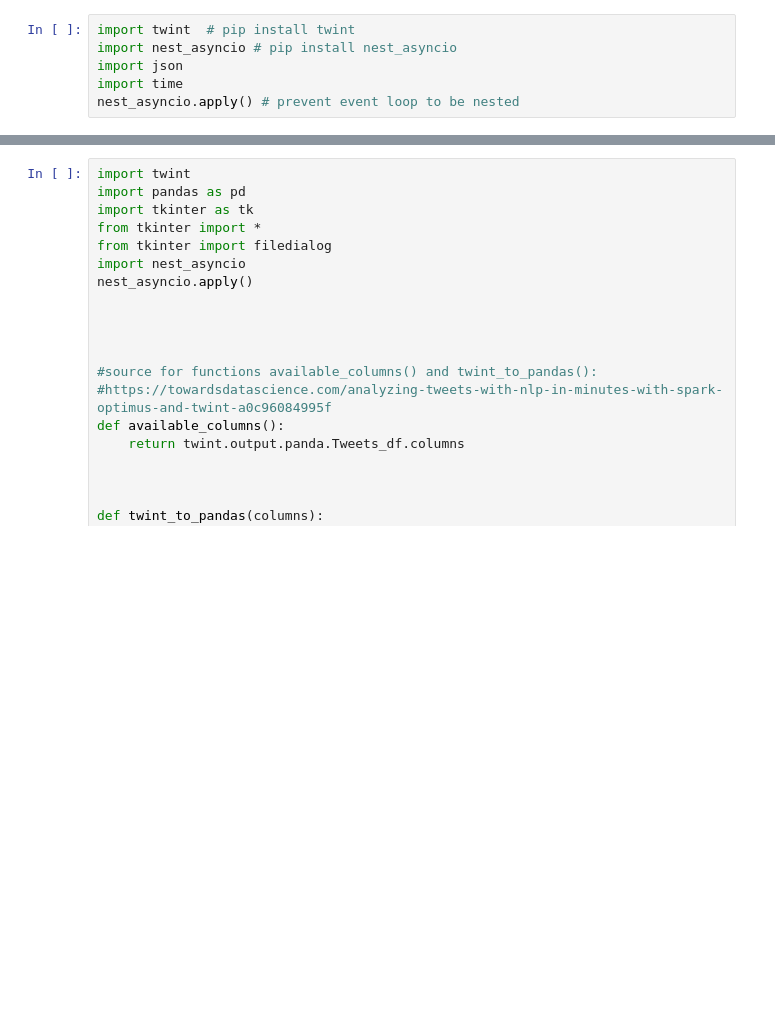
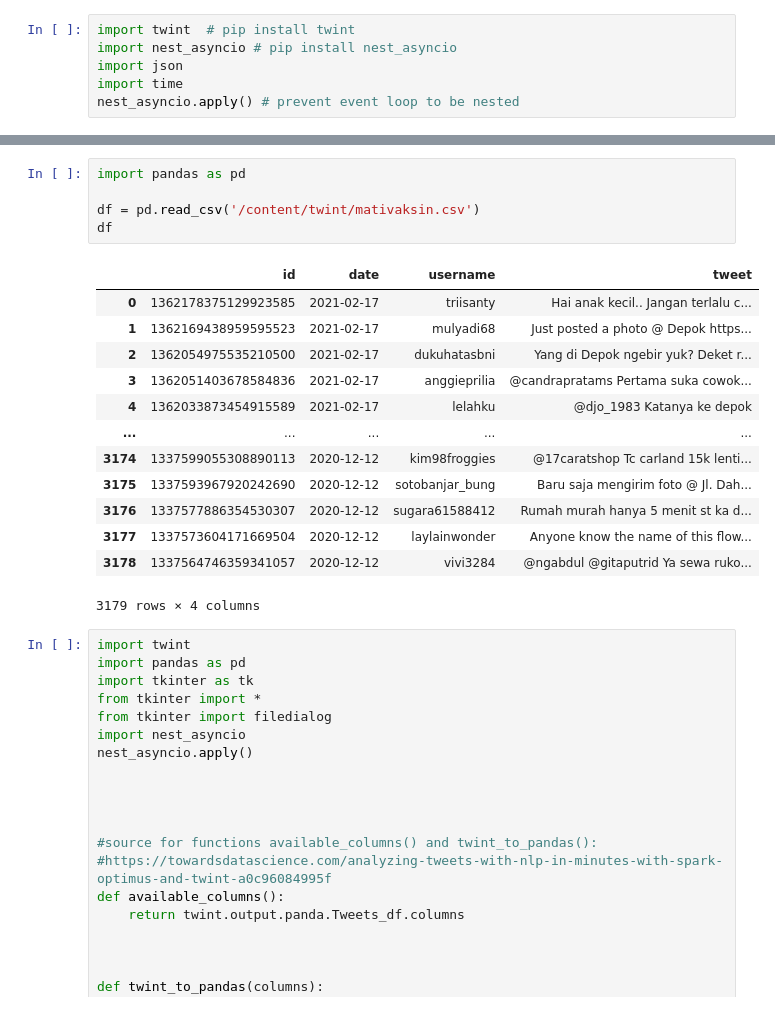
Before and after one commit to geadalfa/kesehatanKota, a Jupyter notebook: crawl_with_twint.ipynb, the cells around one changed output, grey strips where cells are left out. Drawn from its saved outputs; the diff is of its cells as text; blank space fills up the shorter version.

```diff
--- a/crawl_with_twint.ipynb
+++ b/crawl_with_twint.ipynb
@@ -70,3 +86,22 @@ twint.run.Search(c)
+# %%
+import pandas as pd
+
+df = pd.read_csv('/content/twint/mativaksin.csv')
+df
+# %% [output]
+|  | id | date | username | tweet |
+| 0 | 1362178375129923585 | 2021-02-17 | triisanty | Hai anak kecil.. Jangan terlalu c... |
+| 1 | 1362169438959595523 | 2021-02-17 | mulyadi68 | Just posted a photo @ Depok https... |
+| 2 | 1362054975535210500 | 2021-02-17 | dukuhatasbni | Yang di Depok ngebir yuk? Deket r... |
+| 3 | 1362051403678584836 | 2021-02-17 | anggieprilia | @candrapratams Pertama suka cowok... |
+| 4 | 1362033873454915589 | 2021-02-17 | lelahku | @djo_1983 Katanya ke depok |
+| ... | ... | ... | ... | ... |
+| 3174 | 1337599055308890113 | 2020-12-12 | kim98froggies | @17caratshop Tc carland 15k lenti... |
+| 3175 | 1337593967920242690 | 2020-12-12 | sotobanjar_bung | Baru saja mengirim foto @ Jl. Dah... |
+| 3176 | 1337577886354530307 | 2020-12-12 | sugara61588412 | Rumah murah hanya 5 menit st ka d... |
+| 3177 | 1337573604171669504 | 2020-12-12 | laylainwonder | Anyone know the name of this flow... |
+| 3178 | 1337564746359341057 | 2020-12-12 | vivi3284 | @ngabdul @gitaputrid Ya sewa ruko... |
+3179 rows × 4 columns
 # %%
 import twint
 import pandas as pd
```
Also changed, not shown: parts of 6 cells of this notebook.
